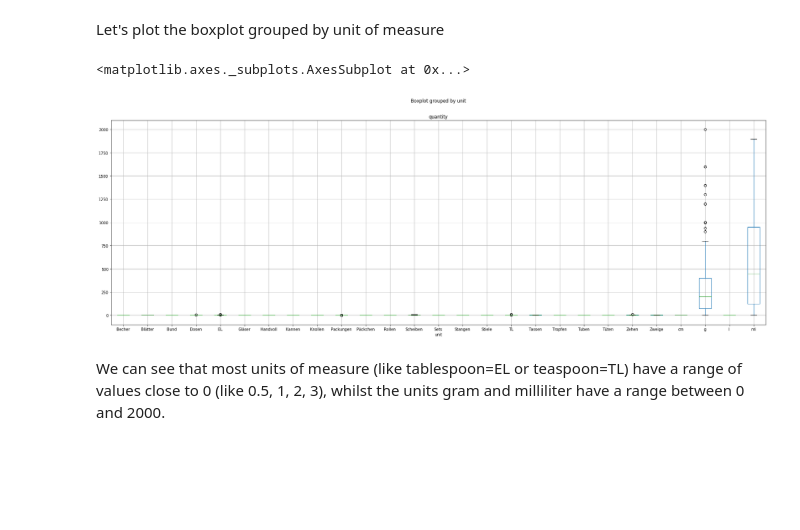
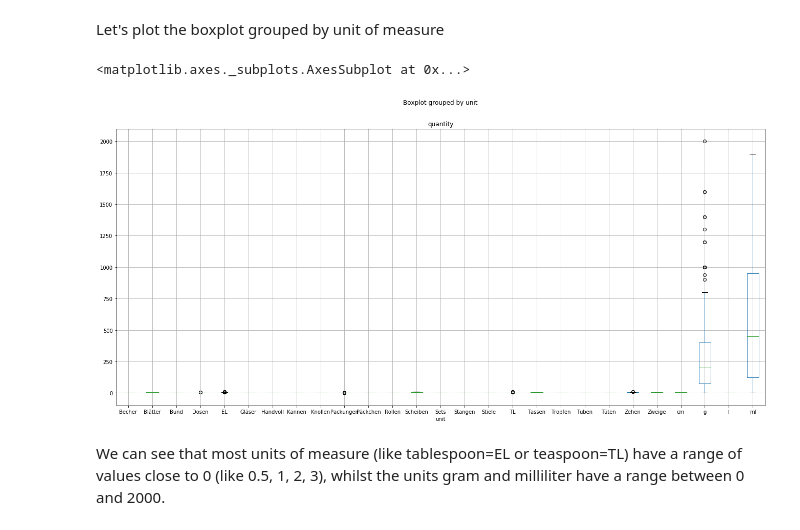
Before and after one commit to y-garcia/recipe-ingredient-classifier, a Jupyter notebook: 01_data_exploration.ipynb, the cells around one changed output. Drawn from its saved outputs; the diff is of its cells as text; code cells hidden in the pictures; blank space fills up the shorter version.

```diff
--- a/01_data_exploration.ipynb
+++ b/01_data_exploration.ipynb
@@ -101,10 +101,10 @@ ingredients_df_without_outliers.boxplot(column='quantity', figsize = (5,10))
 # %% [markdown]
 Let's plot the boxplot grouped by unit of measure
 # %%
-ingredients_df_without_outliers.boxplot(column='quantity', by='unit', figsize = (30,10))
+ingredients_df_without_outliers.boxplot(column='quantity', by='unit', figsize = (22,10))
 # %% [output]
 <matplotlib.axes._subplots.AxesSubplot at 0x...>
-[figure, old version]
+[figure, new version]
 # %% [markdown]
 We can see that most units of measure (like tablespoon=EL or teaspoon=TL) have a range of values close to 0 (like 0.5, 1, 2, 3), whilst the units gram and milliliter have a range between 0 and 2000.
 # %% [markdown]
```
Also changed, not shown: parts of 6 cells of this notebook.
